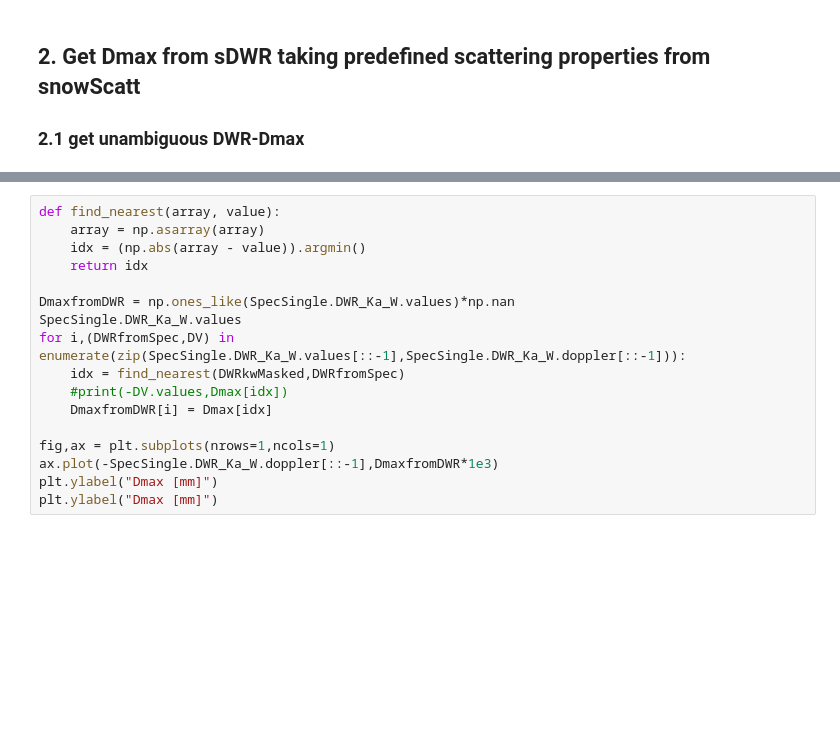
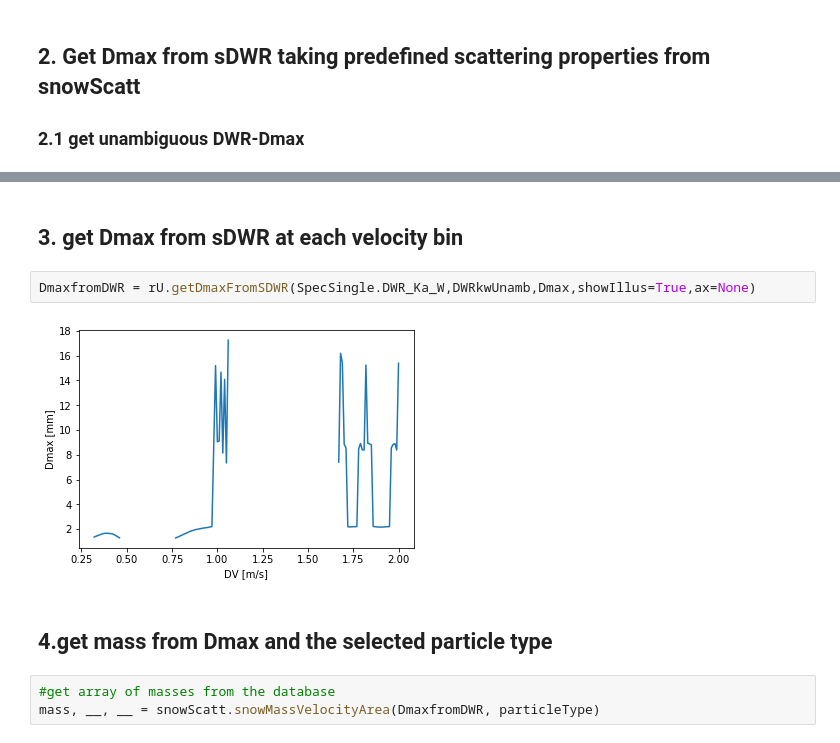
Before and after one commit to OPTIMICe-team/PSDretrieval, a Jupyter notebook: notebooks/Showcase retrieval.ipynb, the cells around one changed output, grey strips where cells are left out. Cells and saved outputs as stored; diff of their text form; blank space fills up the shorter version.

```diff
--- a/notebooks/Showcase retrieval.ipynb
+++ b/notebooks/Showcase retrieval.ipynb
@@ -63,17 +82,11 @@ DWRkwUnamb = sc.getUnambigousDWRdmax(Dmax,DWRkw,DmaxRetr=5e-3,DWRlowDetect=1,sho
-# %%
-def find_nearest(array, value):
-    array = np.asarray(array)
-    idx = (np.abs(array - value)).argmin()
-    return idx
-
-DmaxfromDWR = np.ones_like(SpecSingle.DWR_Ka_W.values)*np.nan
-SpecSingle.DWR_Ka_W.values
-for i,(DWRfromSpec,DV) in enumerate(zip(SpecSingle.DWR_Ka_W.values[::-1],SpecSingle.DWR_Ka_W.doppler[::-1])):
-    idx = find_nearest(DWRkwMasked,DWRfromSpec)
-    #print(-DV.values,Dmax[idx])
-    DmaxfromDWR[i] = Dmax[idx]
-
-fig,ax = plt.subplots(nrows=1,ncols=1)
-ax.plot(-SpecSingle.DWR_Ka_W.doppler[::-1],DmaxfromDWR*1e3)
-plt.ylabel("Dmax [mm]")
-plt.ylabel("Dmax [mm]")
+# %% [markdown]
+## 3. get Dmax from sDWR at each velocity bin
+# %%
+DmaxfromDWR = rU.getDmaxFromSDWR(SpecSingle.DWR_Ka_W,DWRkwUnamb,Dmax,showIllus=True,ax=None)
+# %% [output]
+[figure, added]
+# %% [markdown]
+## 4.get mass from Dmax and the selected particle type
+# %%
+#get array of masses from the database
+mass, __, __ = snowScatt.snowMassVelocityArea(DmaxfromDWR, particleType)
```
Also changed, not shown: parts of 4 cells of this notebook, 3 other files.
